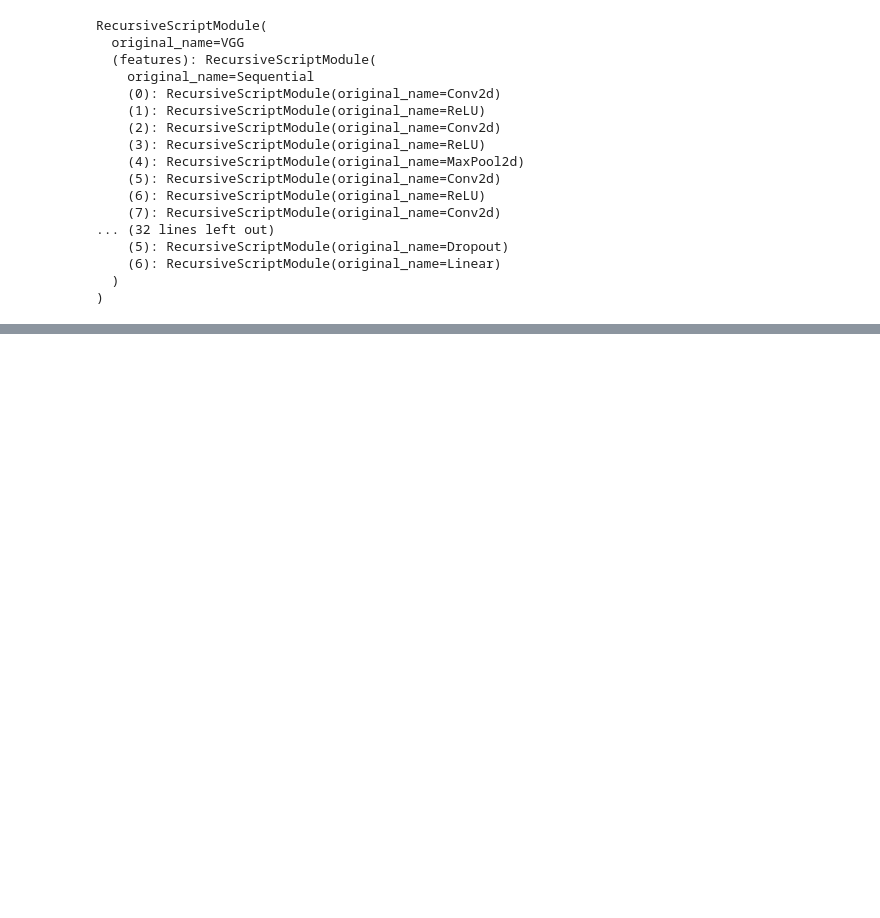
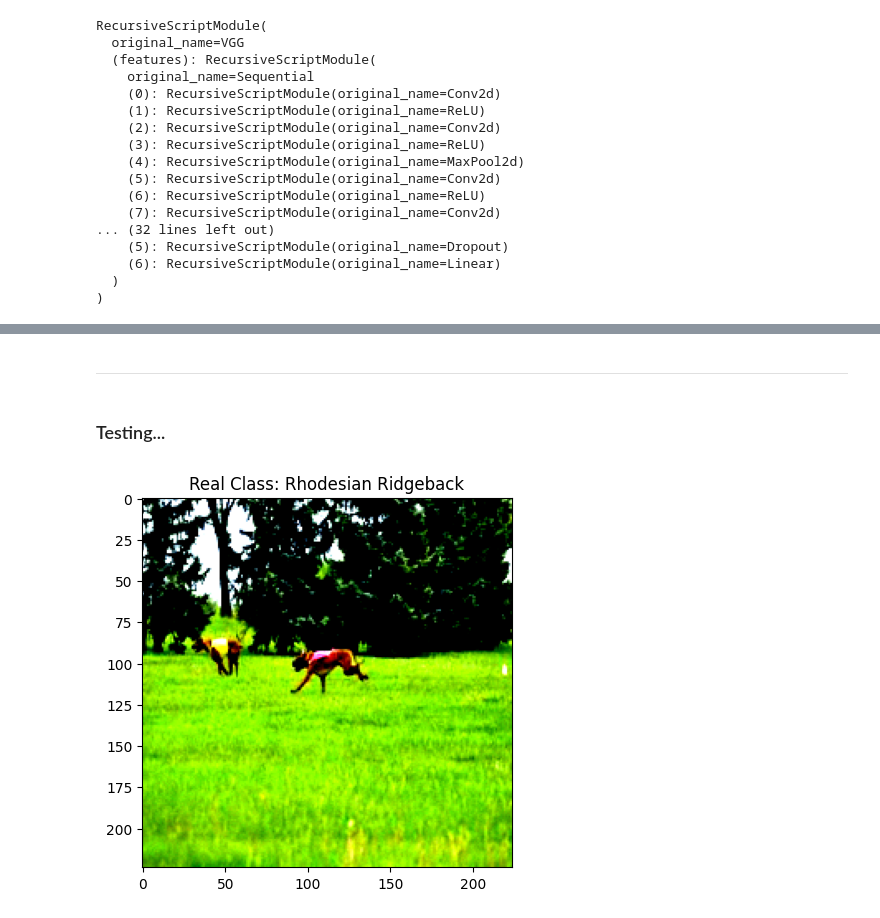
Before and after one commit to ipleiria-ciic/sp-ia, a Jupyter notebook: NB07-0224/NB07-0224-3.0.0-SGABased-Dataset.ipynb, the cells around one changed output, grey strips where cells are left out. Saved outputs shown, nothing was run; the diff lists cells and outputs as text; code cells hidden in the pictures; blank space fills up the shorter version.

```diff
--- a/NB07-0224/NB07-0224-3.0.0-SGABased-Dataset.ipynb
+++ b/NB07-0224/NB07-0224-3.0.0-SGABased-Dataset.ipynb
@@ -285,0 +340,35 @@ visualise_model_predictions(
+# %% [markdown]
+---
+# %% [markdown]
+### Testing...
+# %%
+val_dataset = datasets.ImageFolder('Datasets/Imagewoof/val', data_transforms['val'])
+num_images = 3000
+
+# Random subset if not using the full 3500 validation set
+if num_images < 3500:
+    np.random.seed(0)
+    sample_indices = np.random.permutation(range(3500))[:num_images]
+    val_dataset = Subset(val_dataset, sample_indices)
+
+loader_val = DataLoader(val_dataset, batch_size=8, shuffle=True, num_workers=4)
+# %%
+# Get a batch of images and labels
+imgs, labels = next(iter(loader_val))
+# %%
+uap = torch.load('./SGA/UAP/SGA/Delta_5000_20_Epochs_8_Batch.pth')
+uap = uap.unsqueeze(0).repeat([batch_size, 1, 1, 1]).to(device)
+
+with torch.no_grad():
+    x_val = imgs.to(device)
+    y_ori = torch.nn.functional.softmax(model(x_val), dim=1)
+    perturbed = torch.clamp((x_val + uap), 0, 1)
+    # perturbed = x_val + uap
+# %%
+p = perturbed[0].cpu()
+img_p = process_image(p, transpose=True, numpy=False)
+plt.title(f'Real Class: {class_names[labels[0]]}')
+plt.imshow(img_p)
+plt.imsave(f"./Adversarial-Images/000-00.jpg", img_p)
+# %% [output]
+[figure, added]
```
Also changed, not shown: parts of 71 cells of this notebook, 19 other files.
